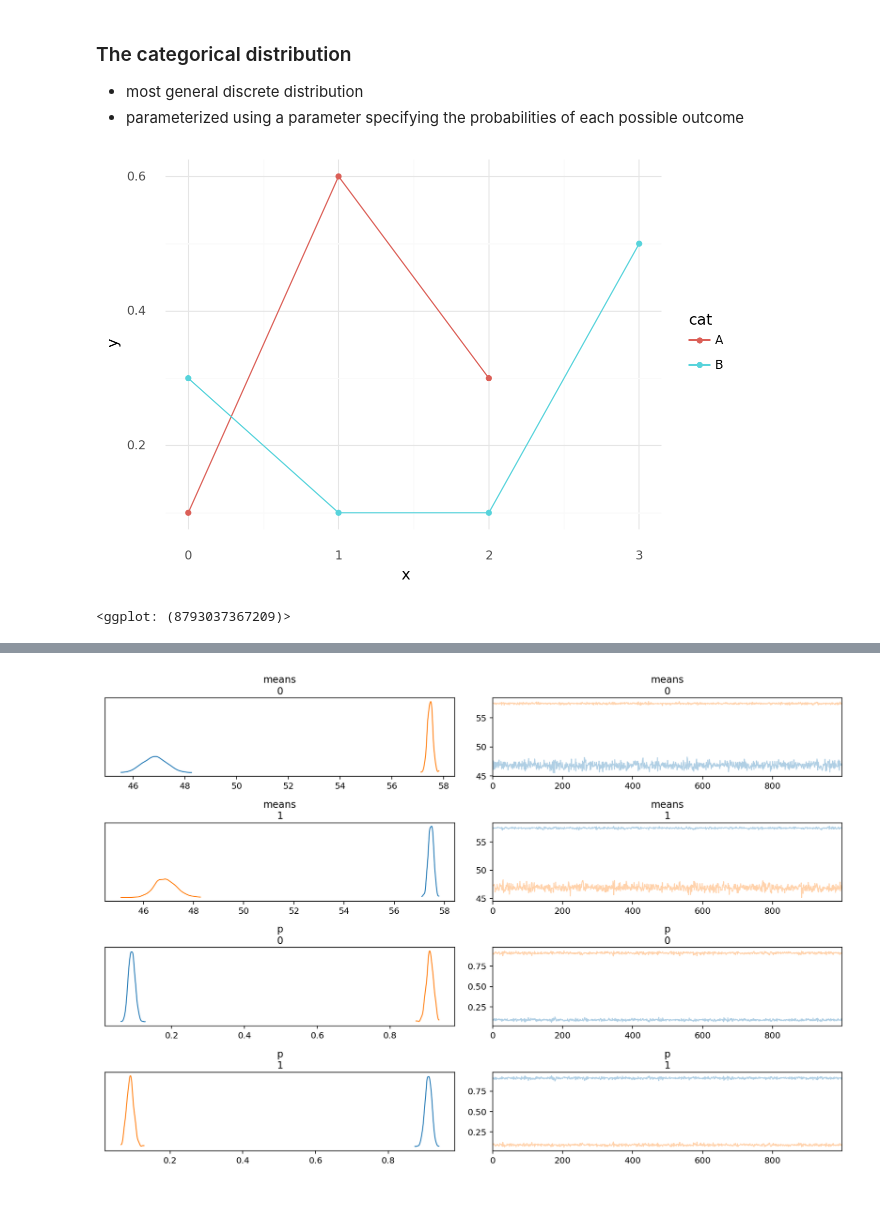
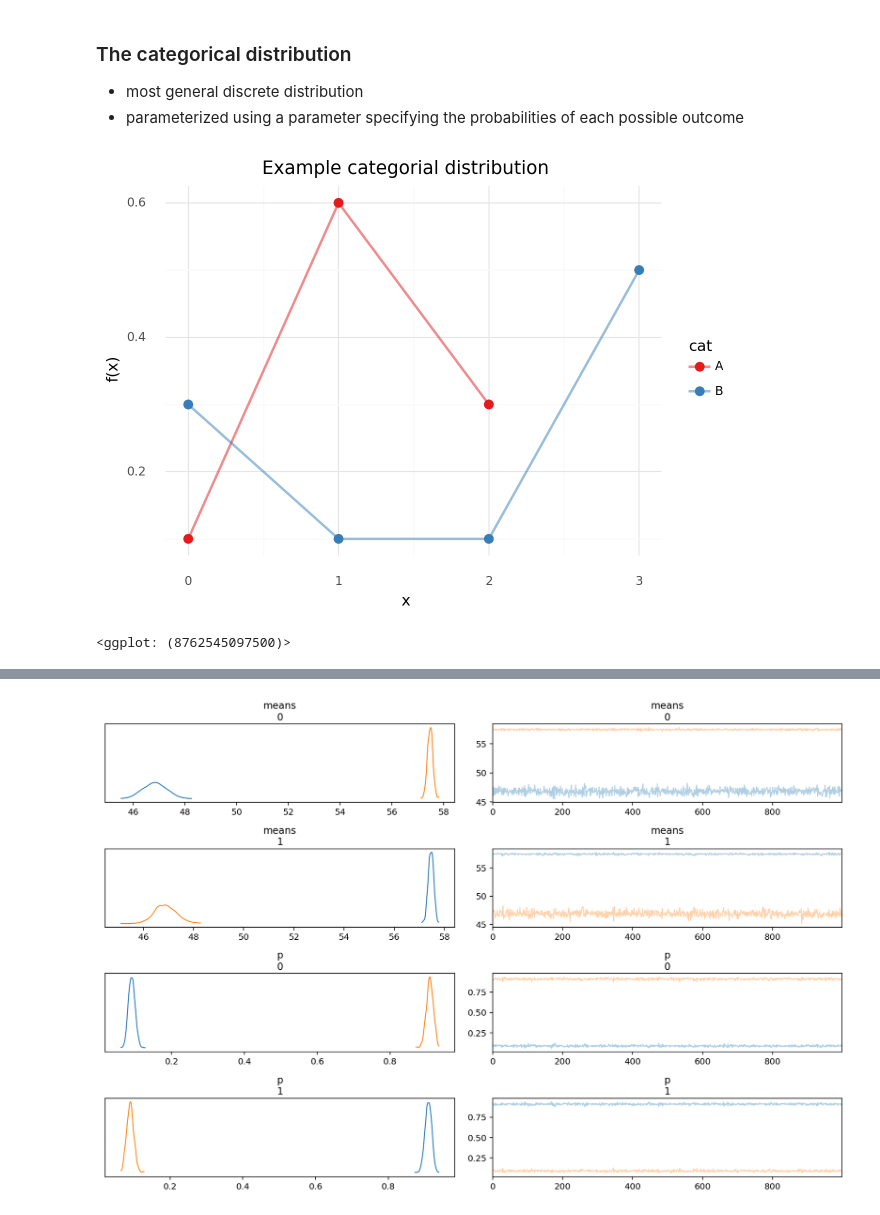
Before and after one commit to jhrcook/bayesian-analysis-with-python_e2, a Jupyter notebook: 06_mixture-models.ipynb, the cells around one changed output, grey strips where cells are left out. Drawn from its saved outputs; the diff is of its cells as text; code cells hidden in the pictures.

```diff
--- a/06_mixture-models.ipynb
+++ b/06_mixture-models.ipynb
@@ -64,20 +66,22 @@ cs_exp = cs["exp"]
 # %%
 example_cat_data = pd.DataFrame(
     {
         "cat": ["A", "A", "A", "B", "B", "B", "B"],
         "y": [0.1, 0.6, 0.3, 0.3, 0.1, 0.1, 0.5],
         "x": [0, 1, 2, 0, 1, 2, 3],
     }
 )
 
 (
     gg.ggplot(example_cat_data, gg.aes(x="x", y="y", color="cat"))
-    + gg.geom_line()
-    + gg.geom_point()
+    + gg.geom_line(alpha=0.5, size=1)
+    + gg.geom_point(size=3)
+    + gg.scale_color_brewer(type="qual", palette="Set1")
+    + gg.labs(x="x", y="f(x)", title="Example categorial distribution")
 )
 # %% [output]
-[figure, old version]
+[figure, new version]
-<ggplot: (8793037367209)>
+<ggplot: (8762545097500)>
 # %% [markdown]
 ### The Dirichlet distribution
 
```
Also changed, not shown: parts of 15 cells of this notebook, 4 other files.
